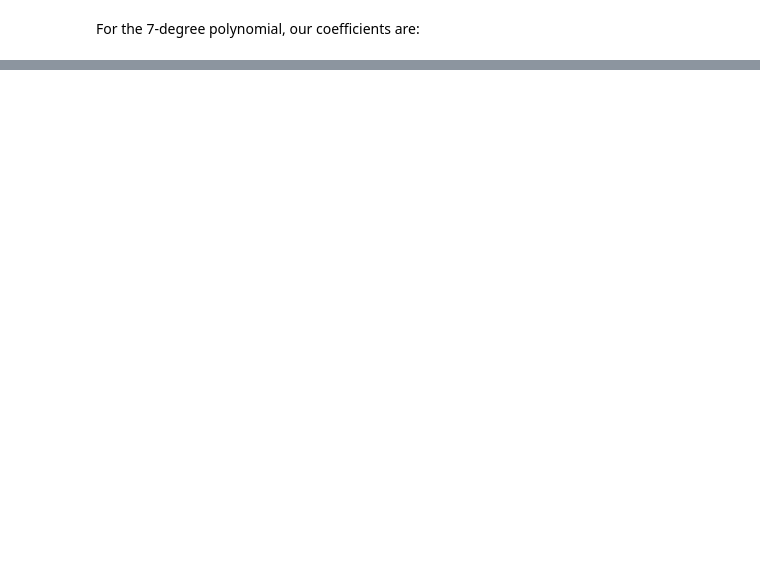
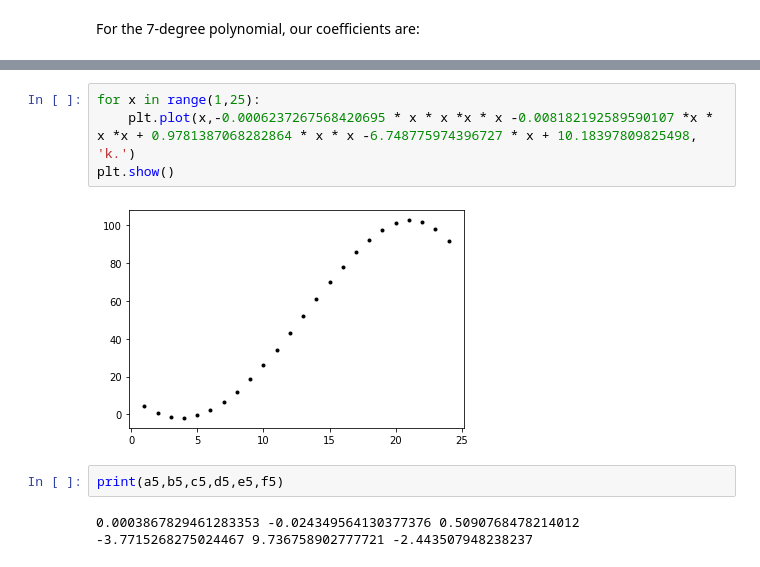
Before and after one commit to HFintan/MLS_project, a Jupyter notebook: Project.ipynb, the cells around one changed output, grey strips where cells are left out. Cells and saved outputs as stored; diff of their text form; blank space fills up the shorter version.

```diff
--- a/Project.ipynb
+++ b/Project.ipynb
@@ -569,0 +614,10 @@ print(a7,b7,c7,d7,e7,f7,g7,h7)
+# %%
+for x in range(1,25):
+    plt.plot(x,-0.0006237267568420695 * x * x *x * x -0.008182192589590107 *x * x *x + 0.9781387068282864 * x * x -6.748775974396727 * x + 10.18397809825498, 'k.')
+plt.show()
+# %% [output]
+[figure, added]
+# %%
+print(a5,b5,c5,d5,e5,f5)
+# %% [output]
+0.0003867829461283353 -0.024349564130377376 0.5090768478214012 -3.7715268275024467 9.736758902777721 -2.443507948238237
```
Also changed, not shown: parts of 32 cells of this notebook, 2 other files.
